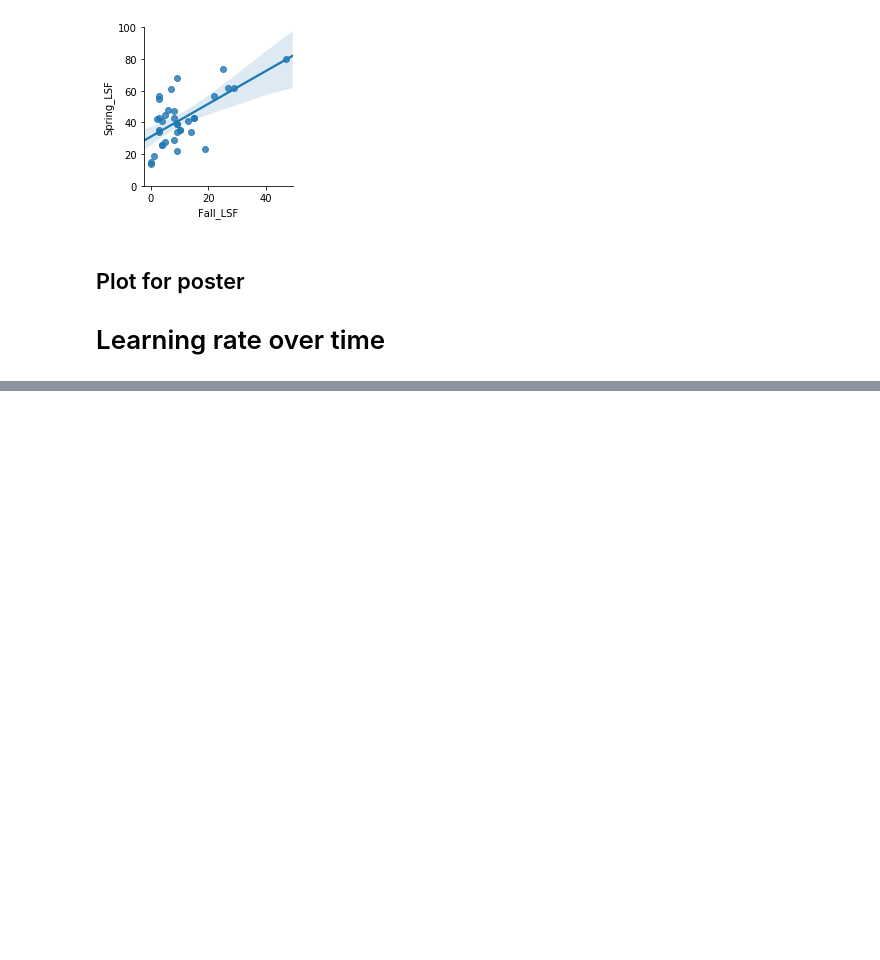
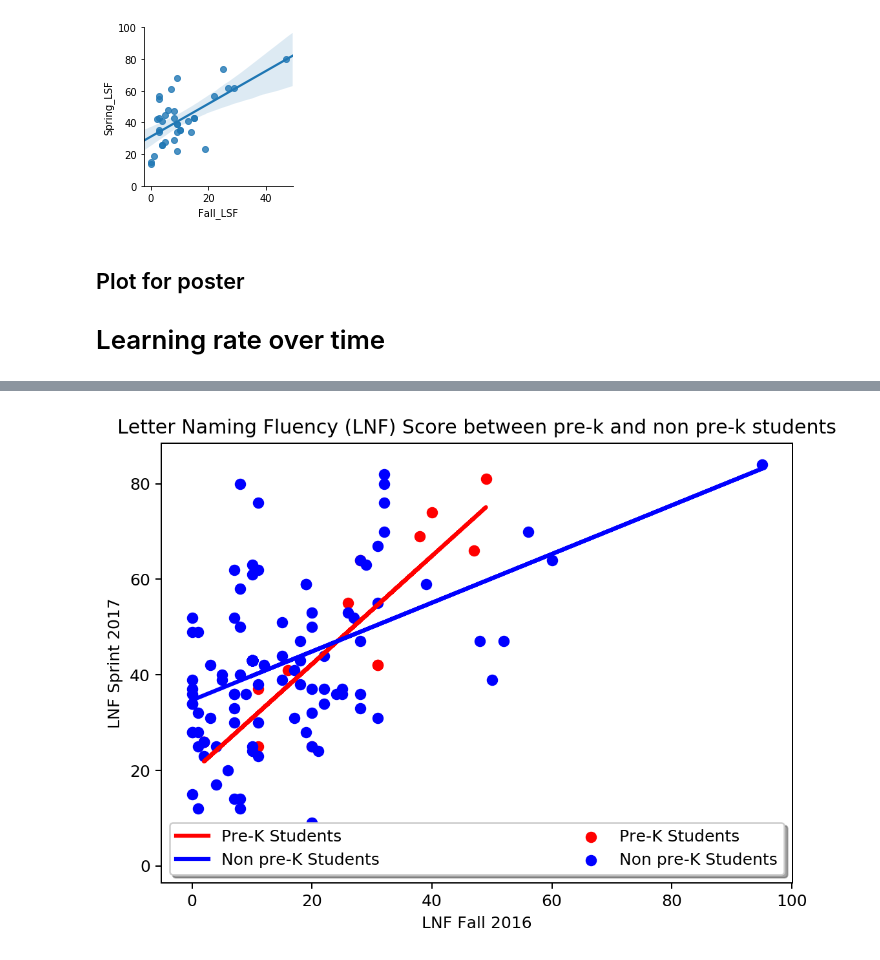
Before and after one commit to gcaracas/ds_project, a Jupyter notebook: project_v1.ipynb, the cells around one changed output, grey strips where cells are left out. Saved outputs shown, nothing was run; the diff lists cells and outputs as text; code cells hidden in the pictures; blank space fills up the shorter version.

```diff
--- a/project_v1.ipynb
+++ b/project_v1.ipynb
@@ -640,0 +744,53 @@ plt.show()
+# %%
+from sklearn.linear_model import LinearRegression
+tbl = prekst[prekst.am_pm == 1]
+
+#prekstt=prekst.fillna(method='ffill')
+#nonprekt=nonprek.fillna(method='ffill')
+
+plt.figure(figsize=(7, 5), dpi=180, facecolor='w', edgecolor='k')
+
+X=(tbl["Fall_LNF"].as_matrix())
+X=X.reshape(-1,1)
+y=tbl["Spring_LNF"]
+reg = LinearRegression().fit(X, y)
+m=reg.coef_[0]
+b=reg.intercept_
+res=[]
+for x in np.nditer(X):
+    res.append(m*x+b)
+plt.plot(X, res,'r-',linewidth=2.5, label='Pre-K Students')
+plt.scatter(tbl["Fall_LNF"], tbl["Spring_LNF"], c='r', label = 'Pre-K Students')
+
+
+# Now the non-prek
+
+nonprek=nonprek.fillna(value=0)
+X2=(nonprek["Fall_LNF"].as_matrix())
+X2=X2.reshape(-1,1)
+
+y2=nonprek["Spring_LNF"]
+reg = LinearRegression().fit(X2, y2)
+m=reg.coef_[0]
+b=reg.intercept_
+res=[]
+for x in np.nditer(X2):
+    res.append(m*x+b)
+plt.plot(X2, res,'b-',linewidth=2.5, label='Non pre-K Students')
+plt.scatter(nonprek["Fall_LNF"], nonprek["Spring_LNF"], c='b', label = 'Non pre-K Students')
+#ax.set_title('Letter Sound Fluency (LSF) Score between pre-k and non pre-k students')
+#ax.legend(loc='right')
+#ax.set_title('Events per user')
+#ax.set_xlabel('Time')
+#ax.set_ylabel('Accumulative number of events')
+#plt.set_title('Letter Sound Fluency (LSF) Score between pre-k and non pre-k students')
+plt.legend(loc='best', ncol=2, mode="expand", shadow=True, fancybox=True)
+plt.title('Letter Naming Fluency (LNF) Score between pre-k and non pre-k students')
+plt.xlabel('LNF Fall 2016')
+plt.ylabel('LNF Sprint 2017')
+
+
+plt.savefig("lnf_pm.png")
+plt.show()
+# %% [output]
+[figure, added]
```
Also changed, not shown: parts of 4 cells of this notebook.
